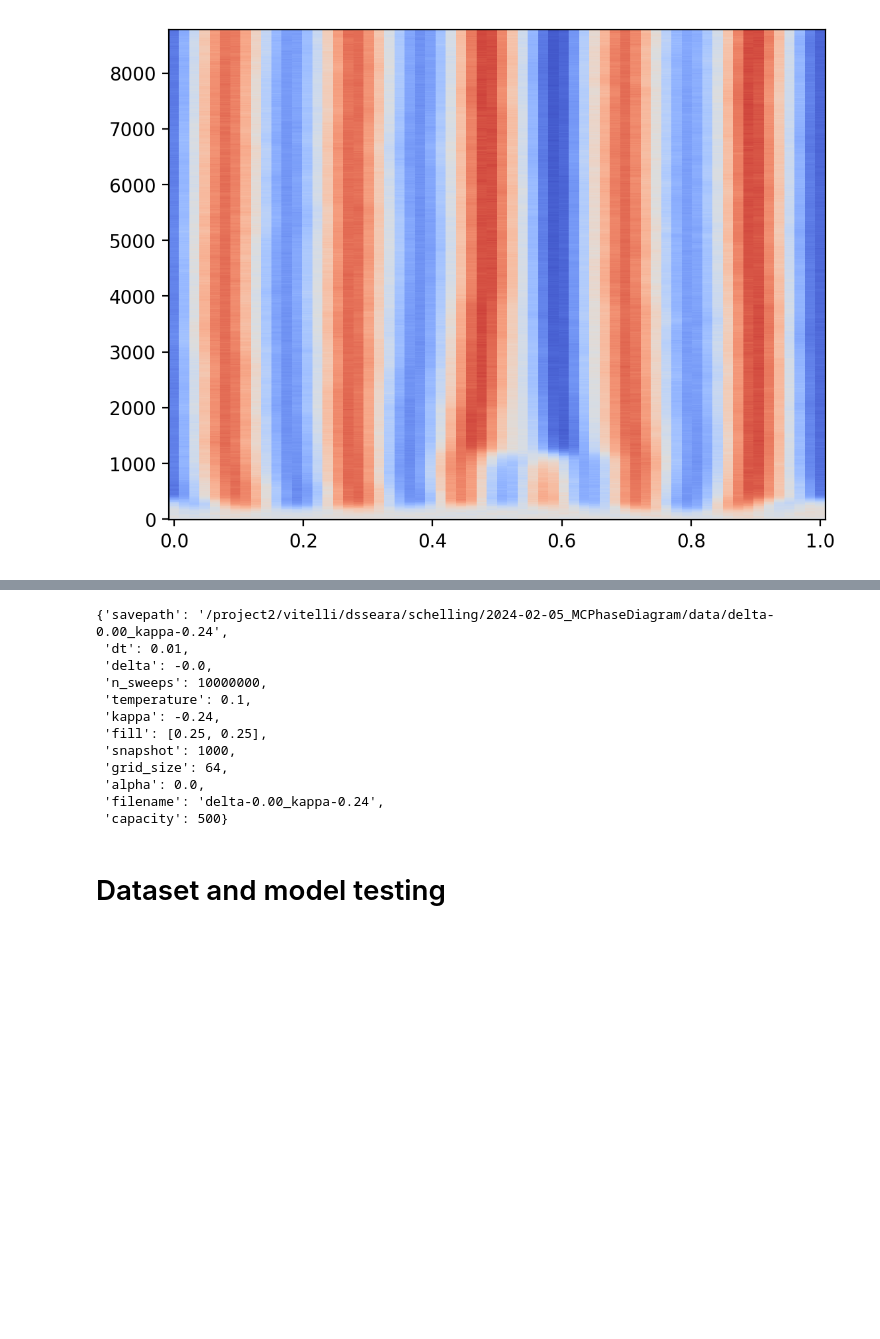
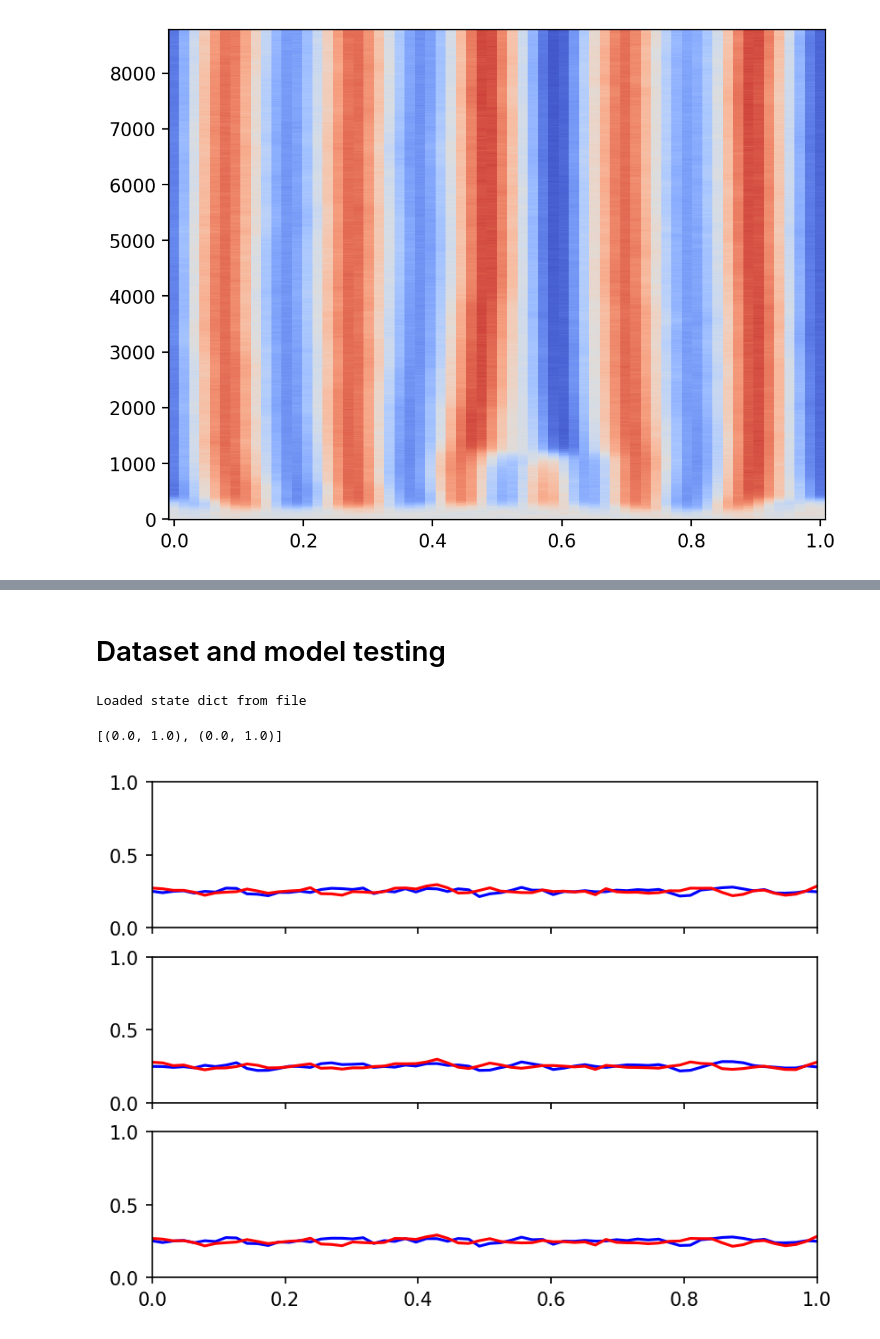
Before and after one commit to jcolen/sociohydro, a Jupyter notebook: SimulationsPBNN.ipynb, the cells around one changed output, grey strips where cells are left out. Saved outputs shown, nothing was run; the diff lists cells and outputs as text; code cells hidden in the pictures; blank space fills up the shorter version.

```diff
--- a/SimulationsPBNN.ipynb
+++ b/SimulationsPBNN.ipynb
@@ -249,18 +260,3 @@ Text(0.5, 0.98, '$D_+ = -0.040, D_- = -0.000$')
-# %%
-p
-# %% [output]
-{'savepath': '/project2/vitelli/dsseara/schelling/2024-02-05_MCPhaseDiagram/data/delta-0.00_kappa-0.24',
- 'dt': 0.01,
- 'delta': -0.0,
- 'n_sweeps': 10000000,
- 'temperature': 0.1,
- 'kappa': -0.24,
- 'fill': [0.25, 0.25],
- 'snapshot': 1000,
- 'grid_size': 64,
- 'alpha': 0.0,
- 'filename': 'delta-0.00_kappa-0.24',
- 'capacity': 500}
 # %% [markdown]
 # Dataset and model testing
 # %%
@@ -273,31 +269,35 @@ info = pd.read_csv('/home/jcolen/data/sociohydro/2024-02-05_MCPhaseDiagram/data/
 folders = info.loc[info.dynamic_type == 'segregated', '#file'].values
 folder = folders[0]
 ds = SimulationDataset(folder)
 model = SimulationPBNN()
 info = torch.load('models/simulation/SimulationPBNN_1.ckpt')
 model.load_state_dict(info['state_dict'])
 print('Loaded state dict from file')
 
-sample = ds[500]
+sample = ds[5]
 
 fig, ax = plt.subplots(3, 1, dpi=150, sharex=True, sharey=True)
 
 ab0 = sample['ab0']
 ab1 = sample['ab1']
 
 ax[0].plot(ds.x, sample['ab0'][0], color='blue')
 ax[0].plot(ds.x, sample['ab0'][1], color='red')
 
 ax[1].plot(ds.x, sample['ab1'][0], color='blue')
 ax[1].plot(ds.x, sample['ab1'][1], color='red')
 
 params = model.forward(sample['ab0'][None], sample['problem'].FctSpace)
 problem = sample['problem']
 problem.set_params(**params)
 
 ab = problem.forward()
 a,b = ab.split(True)
 ax[2].plot(ds.x, a.compute_vertex_values(), color='blue')
 ax[2].plot(ds.x, b.compute_vertex_values(), color='red')
 
 ax[0].set(xlim=[0,1], ylim=[0,1])
+# %% [output]
+Loaded state dict from file
+[(0.0, 1.0), (0.0, 1.0)]
+[figure, added]
```
Also changed, not shown: parts of 5 cells of this notebook, 4 other files.
